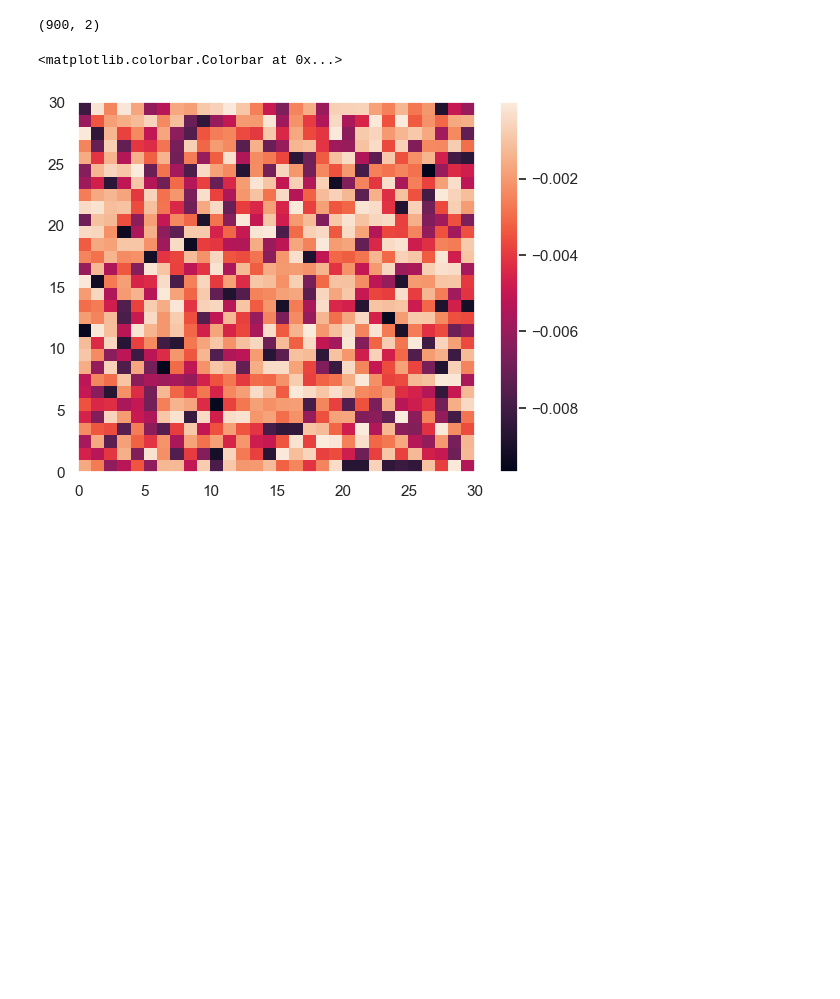
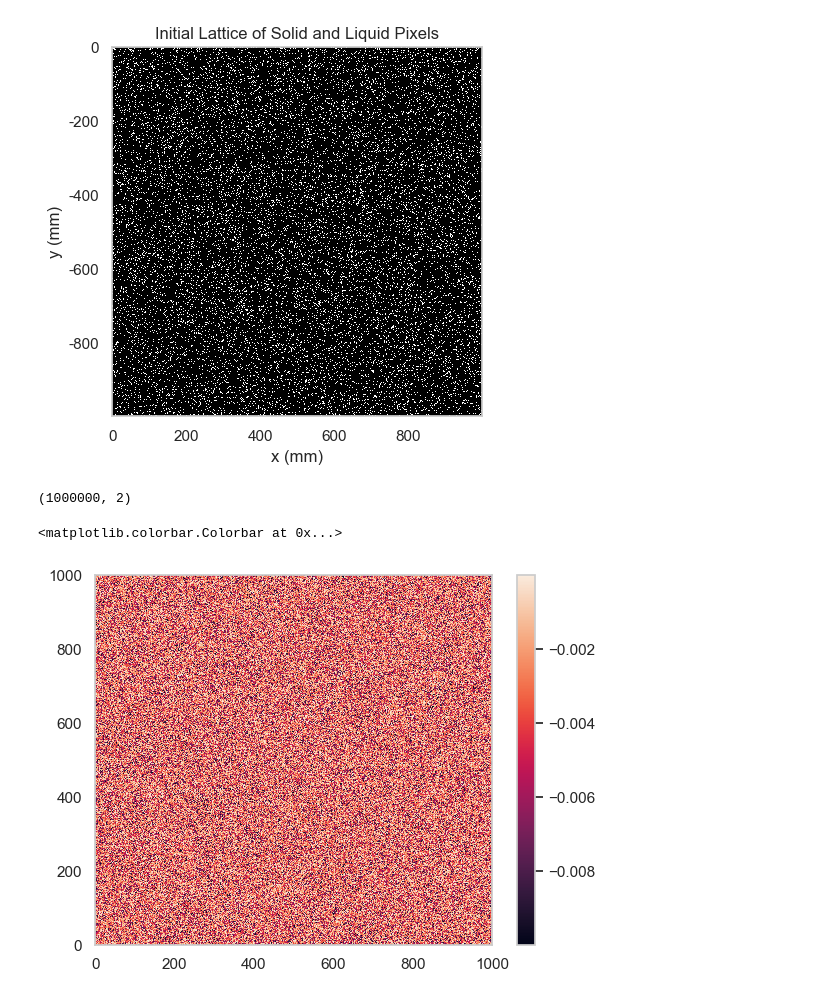
Before and after one commit to amitaanand9/glacier-percolation, a Jupyter notebook: test.ipynb, the cells around one changed output. Drawn from its saved outputs; the diff is of its cells as text; code cells hidden in the pictures; blank space fills up the shorter version.

```diff
--- a/test.ipynb
+++ b/test.ipynb
@@ -6,24 +7,38 @@ import seaborn as sns
 # %%
 # Initialize Lattice
-L = 3
-dx = 0.1
+L = 1
+dx = 0.001 #mm resolution
 x = np.arange(0, L, dx) # range [0, 5]
 y = -x # range [-5, 0] (depth)
 N = len(x)
 lattice = np.zeros((N, N))
 
 
 # Assign Solid Pixels Randomly represented by a 1 in matrix
 
 # Number of solid pixels
 perm_percent = 0.9
 num_solid = int(perm_percent*N*N)
 
+
 # Location of solid pixels
-solid_coords = np.random.randint(low=0, high=N, size=(num_solid,2))
-lattice[solid_coords[:, 0], solid_coords[:, 1]] = 1
+lattice = np.zeros(N*N, dtype=int)
+lattice[:num_solid] = 1
+
+np.random.shuffle(lattice)
+
+lattice = lattice.reshape((len(x), len(x)))
+
+plt.imshow(lattice, cmap="Greys", interpolation='none')
+plt.title("Initial Lattice of Solid and Liquid Pixels")
+plt.xlabel("x (mm)")
+plt.ylabel("y (mm)")
+plt.yticks([0,  200, 400, 600, 800], [0, -200, -400, -600, -800])
+
+plt.show()
+# %% [output]
+[figure, added]
 # %%
-
 # Assign velocity vectors at each pixel
 angle = np.random.uniform(np.pi, 2 * np.pi, size=(N* N , 2)) #generate angle in lower half plane (from pi to 2 pi)
 direction = np.array([np.cos(angle[:,0]), np.sin(angle[:,1])]) # decompose into x and y components
@@ -39,13 +54,16 @@ y_comp = magnitude*direction[:, 1]
 y_comp=y_comp.reshape(N,N)
 magnitude=magnitude.reshape(N,N)
 
+velocities=np.array([x_comp, y_comp])
+
+
 plt.figure()
 plt.pcolor(y_comp)
 plt.colorbar()
 # %% [output]
-(900, 2)
+(1000000, 2)
 <matplotlib.colorbar.Colorbar at 0x...>
-[figure, old version]
+[figure, new version]
 # %%
 
 # Constants
```
Also changed, not shown: parts of 5 cells of this notebook.
